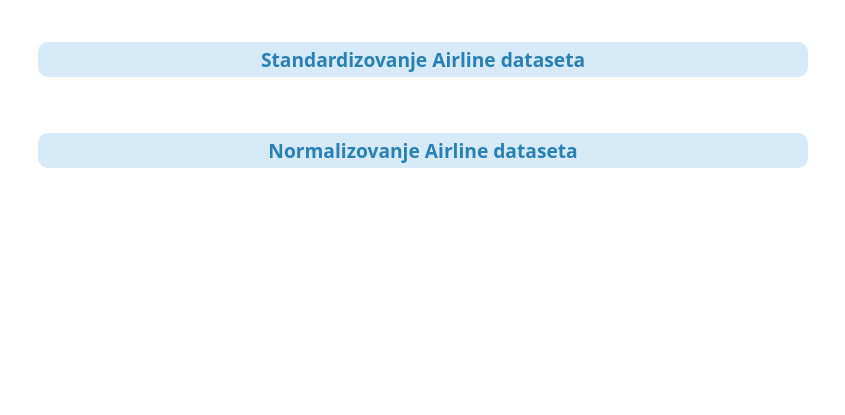
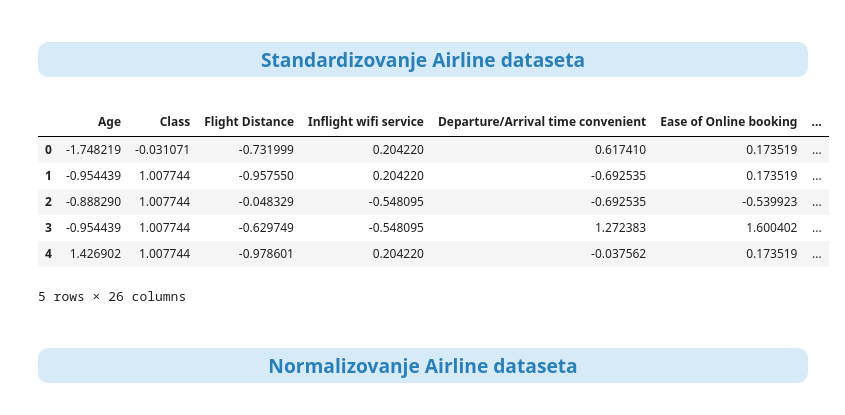
Before and after one commit to ratep99/data-transformation, a Jupyter notebook: Transformacija podataka - Prakticni deo.ipynb, the cells around one changed output. Cells and saved outputs as stored; diff of their text form; code cells hidden in the pictures; blank space fills up the shorter version.

```diff
--- a/Transformacija podataka - Prakticni deo.ipynb
+++ b/Transformacija podataka - Prakticni deo.ipynb
@@ -750,6 +759,16 @@ Standardizovanje Airline dataseta</h3>
 standardised_airline_mix = standardize_data(airlineDataset_MixEncoding,'satisfaction')
 standardised_airline_le = standardize_data(airlineDataset_LabelEncoding,'satisfaction')
 standardised_airline_oh = standardize_data(airlineDataset_OneHotEncoding,'satisfaction')
+# %%
+standardised_airline_mix.head()
+# %% [output]
+|  | Age | Class | Flight Distance | Inflight wifi service | Departure/Arrival time convenient | Ease of Online booking | ... |
+| 0 | -1.748219 | -0.031071 | -0.731999 | 0.204220 | 0.617410 | 0.173519 | ... |
+| 1 | -0.954439 | 1.007744 | -0.957550 | 0.204220 | -0.692535 | 0.173519 | ... |
+| 2 | -0.888290 | 1.007744 | -0.048329 | -0.548095 | -0.692535 | -0.539923 | ... |
+| 3 | -0.954439 | 1.007744 | -0.629749 | -0.548095 | 1.272383 | 1.600402 | ... |
+| 4 | 1.426902 | 1.007744 | -0.978601 | 0.204220 | -0.037562 | 0.173519 | ... |
+5 rows × 26 columns
 # %% [markdown]
 <div style="border-radius:10px;
             background-color:#D6EAF8;
```
Also changed, not shown: parts of 33 cells of this notebook.
